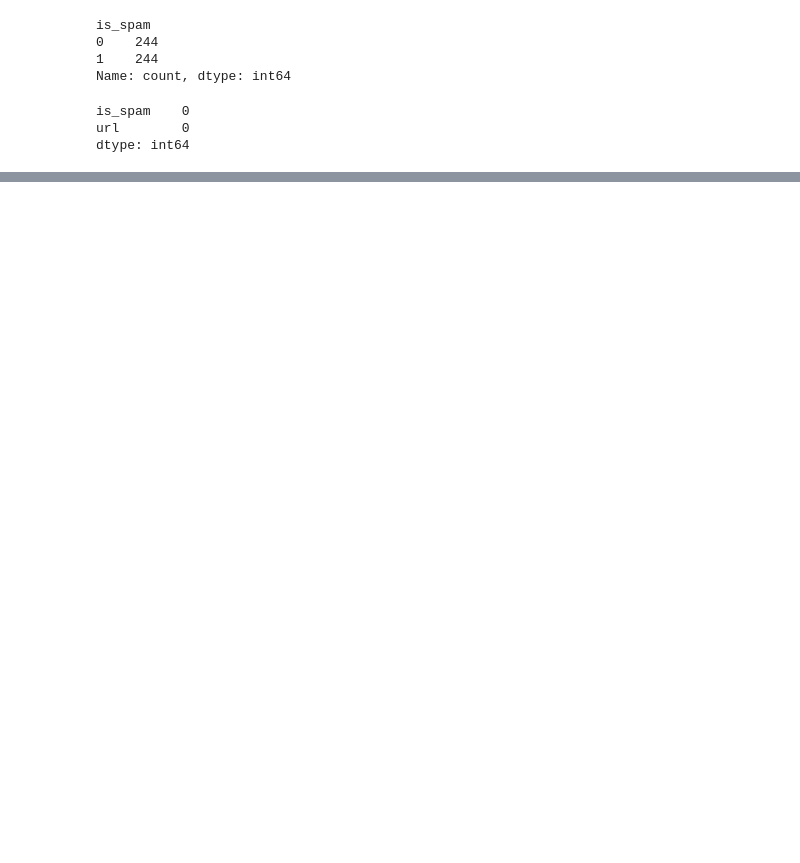
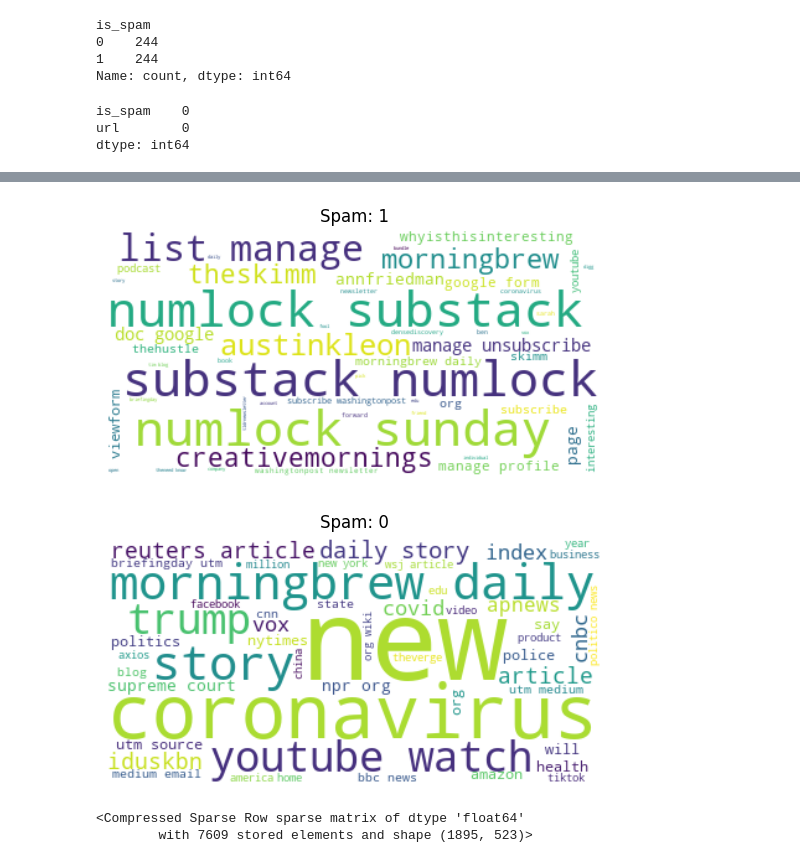
Before and after one commit to 4GeeksAcademy/Proyecto25_albaebauluz, a Jupyter notebook: src/explore.ipynb, the cells around one changed output, grey strips where cells are left out. Cells and saved outputs as stored; diff of their text form; code cells hidden in the pictures; blank space fills up the shorter version.

```diff
--- a/src/explore.ipynb
+++ b/src/explore.ipynb
@@ -103,0 +136,33 @@ dtype: int64
+# %%
+def preprocess_url(text):
+  # Eliminar 'http', 'https', 'www', 'com', 'html' de la URL
+  text = re.sub(r'https?://(www\.)?', '', text)
+  text = re.sub(r'\.com|\.html', '', text)
+  # Pasar el texto a minúscula
+  text = text.lower()
+  # Eliminar cualquier carácter que no sea una letra (a-z) o un espacio en blanco ( )
+  text = re.sub(r'[^a-z ]', " ", text)
+  # Solo texto
+  text = re.sub(r'[^\w\s]|[\d]', '', text)
+  # Eliminación de los espacios adicionales
+  text = re.sub(r'\s+', ' ', text).strip()
+  # Remove tags
+  text = re.sub("&lt;/?.*?&gt;"," &lt;&gt; ", text)
+  # Tokenizamos
+  tokens = text.split(' ')
+  # Almacenamos las palabras que no son stopwords
+  ls_stopwords = stopwords.words('spanish')
+  tokens = [unidecode(token) for token in tokens if token not in ls_stopwords]
+  # Lematizamos los tokens
+  lemmatizer = WordNetLemmatizer()
+  tokens = [lemmatizer.lemmatize(token) for token in tokens if len(token)>2]
+  return ' '.join(tokens)
+# %%
+# Aplicar la función a la columna 'url'
+df['url_prepro'] = df['url'].apply(preprocess_url)
+
+# Guardar el DataFrame ajustado
+df_adjusted = df.copy()
+
+# Mostrar algunos valores para confirmar
+print(df_adjusted[['url', 'url_prepro']].head())
@@ -103,0 +183,15 @@ dtype: int64
+# %%
+# Obtengo los valores únicos de la columna is_spam.
+spam = df_adjusted.is_spam.unique()
+
+# Creo un gráfico de nubes de palabras para cada valor de spam.
+for spams in spam:
+    textos_spam = ' '.join(df_adjusted[df_adjusted.is_spam == spams]['url_prepro'].tolist())
+    wordcloud = WordCloud(background_color='white', max_words=50).generate(textos_spam)
+    plt.title(f"Spam: {spams}")
+    plt.imshow(wordcloud, interpolation='bilinear')
+    plt.axis('off')  # Eliminar los ejes
+    plt.show()
+# %% [output]
+[figure, added]
+[figure, added]
@@ -103,0 +210,5 @@ dtype: int64
+# %%
+X_train_num
+# %% [output]
+<Compressed Sparse Row sparse matrix of dtype 'float64'
+        with 7609 stored elements and shape (1895, 523)>
```
Also changed, not shown: parts of 35 cells of this notebook, 1 other file.
